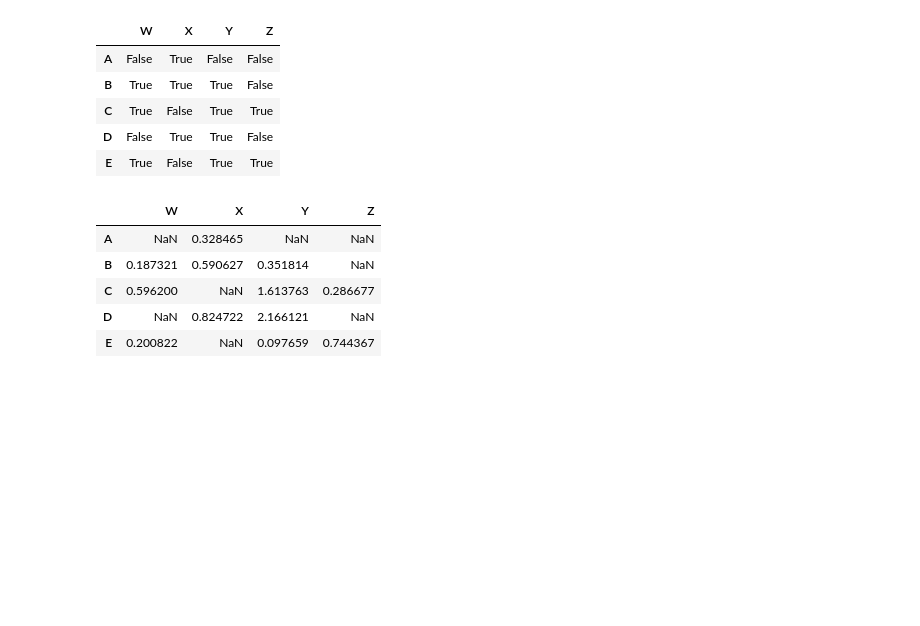
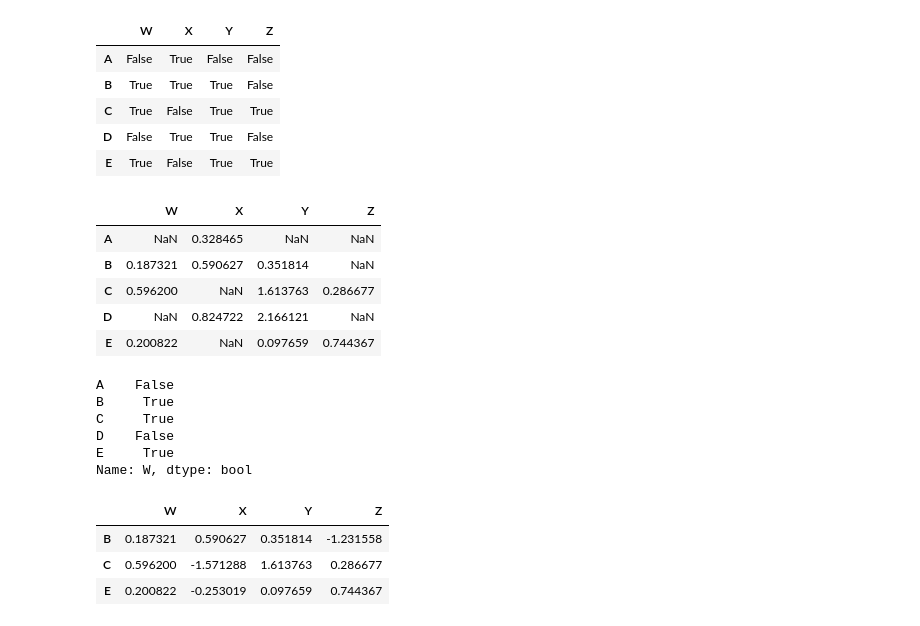
Before and after one commit to chartbuster/SIG-Data-Science, a Jupyter notebook: Week Two Notes.ipynb, the cells around one changed output. Drawn from its saved outputs; the diff is of its cells as text; code cells hidden in the pictures; blank space fills up the shorter version.

```diff
--- a/Week Two Notes.ipynb
+++ b/Week Two Notes.ipynb
@@ -451,3 +451,19 @@ df[df > 0]
 | C | 0.596200 | NaN | 1.613763 | 0.286677 |
 | D | NaN | 0.824722 | 2.166121 | NaN |
 | E | 0.200822 | NaN | 0.097659 | 0.744367 |
+# %%
+df['W'] > 0
+# %% [output]
+A    False
+B     True
+C     True
+D    False
+E     True
+Name: W, dtype: bool
+# %%
+df[df['W'] > 0]
+# %% [output]
+|  | W | X | Y | Z |
+| B | 0.187321 | 0.590627 | 0.351814 | -1.231558 |
+| C | 0.596200 | -1.571288 | 1.613763 | 0.286677 |
+| E | 0.200822 | -0.253019 | 0.097659 | 0.744367 |
```
Also changed, not shown: parts of 20 cells of this notebook.
